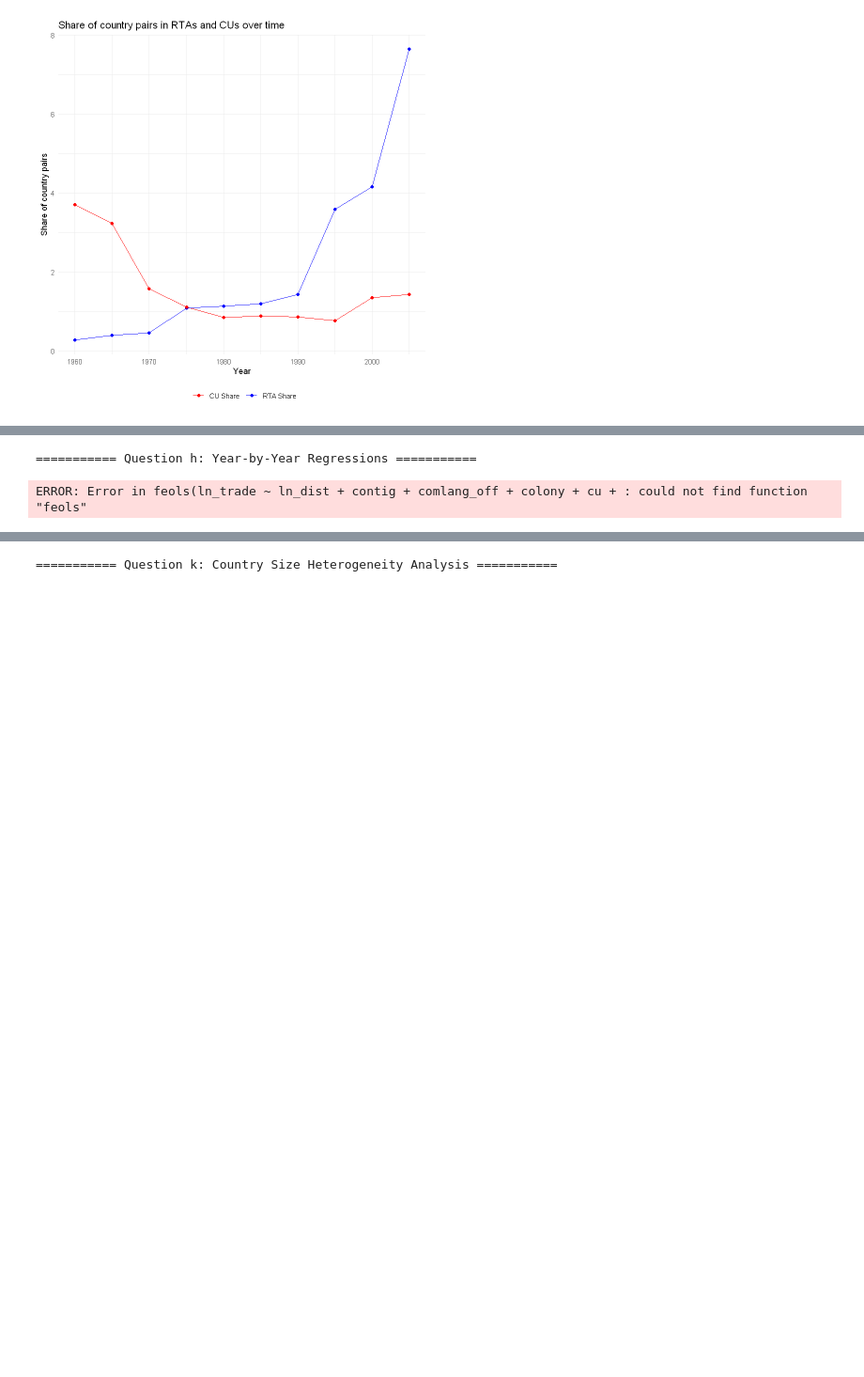
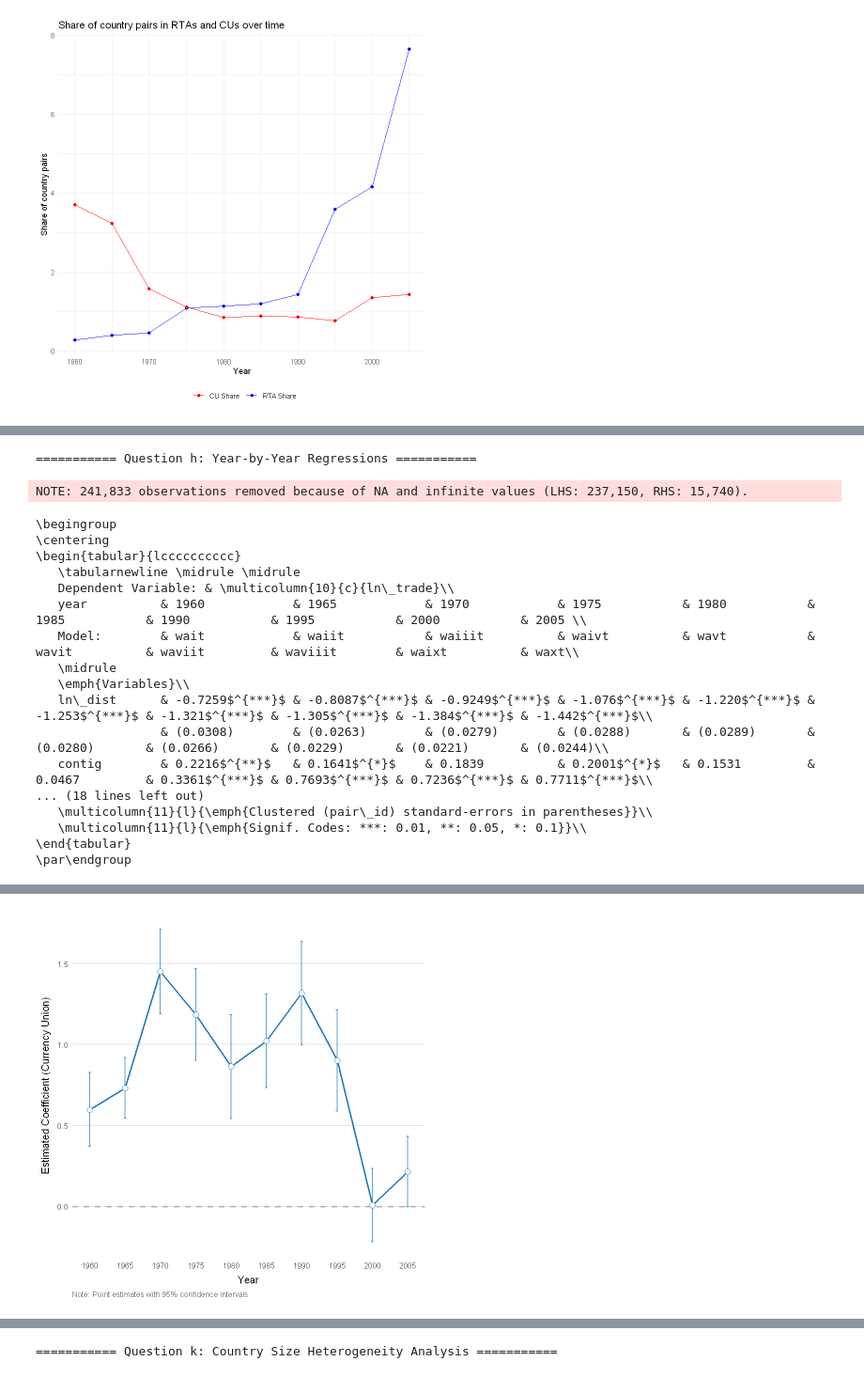
Before and after one commit to Manjusaka666/IHEID, a Jupyter notebook: International Trade II/Applied Work/trade.ipynb, the cells around one changed output, grey strips where cells are left out. Shown at 94% size. Drawn from its saved outputs; the diff is of its cells as text; code cells hidden in the pictures; blank space fills up the shorter version.

Commit message:
International Trade II Updates

```diff
--- a/International Trade II/Applied Work/trade.ipynb
+++ b/International Trade II/Applied Work/trade.ipynb
@@ -285,14 +327,6 @@ mod_h <- feols(
 
 etable(
   mod_h,
-  dict    = c(
-    "ln_dist"      = "Log distance",
-    "contig"       = "Contiguous",
-    "comlang_off"  = "Common official language",
-    "colony"       = "Ever colony",
-    "cu"           = "Currency union",
-    "rta"          = "Regional trade agreement"
-  ),
   se.below = TRUE,
   fitstat  = c("n", "r2"),
   tex      = TRUE,
@@ -355,4 +389,21 @@ p_yearly <- ggplot(cu_path, aes(x = year, y = estimate)) +
 print(p_yearly)
 # %% [output]
 =========== Question h: Year-by-Year Regressions ===========
-ERROR: Error in feols(ln_trade ~ ln_dist + contig + comlang_off + colony + cu + : could not find function "feols"
+NOTE: 241,833 observations removed because of NA and infinite values (LHS: 237,150, RHS: 15,740).
+\begingroup
+\centering
+\begin{tabular}{lcccccccccc}
+   \tabularnewline \midrule \midrule
+   Dependent Variable: & \multicolumn{10}{c}{ln\_trade}\\
+   year          & 1960            & 1965            & 1970            & 1975           & 1980           & 1985           & 1990           & 1995           & 2000           & 2005 \\
+   Model:        & wait            & waiit           & waiiit          & waivt          & wavt           & wavit          & waviit         & waviiit        & waixt          & waxt\\
+   \midrule
+   \emph{Variables}\\
+   ln\_dist      & -0.7259$^{***}$ & -0.8087$^{***}$ & -0.9249$^{***}$ & -1.076$^{***}$ & -1.220$^{***}$ & -1.253$^{***}$ & -1.321$^{***}$ & -1.305$^{***}$ & -1.384$^{***}$ & -1.442$^{***}$\\
+                 & (0.0308)        & (0.0263)        & (0.0279)        & (0.0288)       & (0.0289)       & (0.0280)       & (0.0266)       & (0.0229)       & (0.0221)       & (0.0244)\\
+   contig        & 0.2216$^{**}$   & 0.1641$^{*}$    & 0.1839          & 0.2001$^{*}$   & 0.1531         & 0.0467         & 0.3361$^{***}$ & 0.7693$^{***}$ & 0.7236$^{***}$ & 0.7711$^{***}$\\
+... (18 lines left out)
+   \multicolumn{11}{l}{\emph{Clustered (pair\_id) standard-errors in parentheses}}\\
+   \multicolumn{11}{l}{\emph{Signif. Codes: ***: 0.01, **: 0.05, *: 0.1}}\\
+\end{tabular}
+\par\endgroup
@@ -359,3 +412,4 @@ ERROR: Error in feols(ln_trade ~ ln_dist + contig + comlang_off + colony + cu +
+[figure, added]
 # %%
 # ============================================================================
 # Question i: Country-Pair Fixed Effects
```
Also changed, not shown: parts of 6 cells of this notebook, 14 other files.
